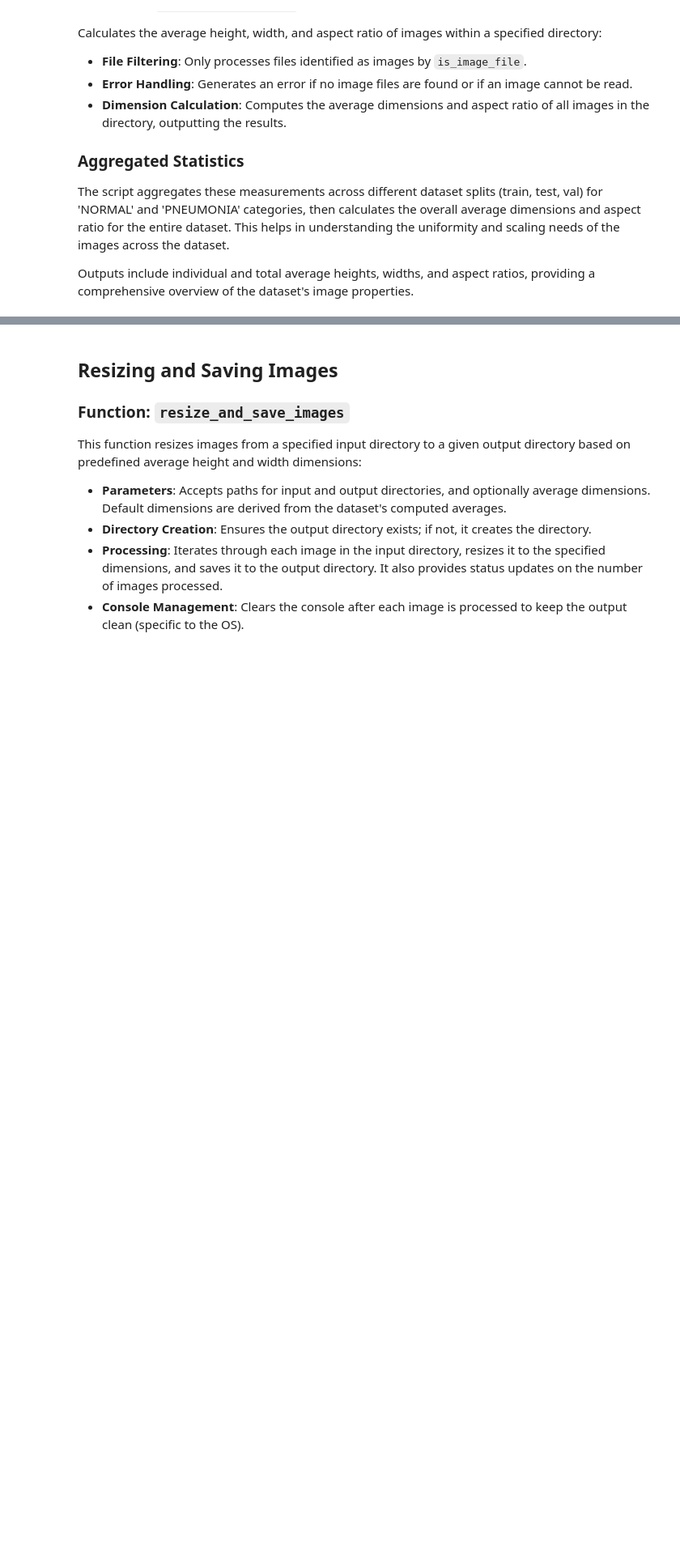
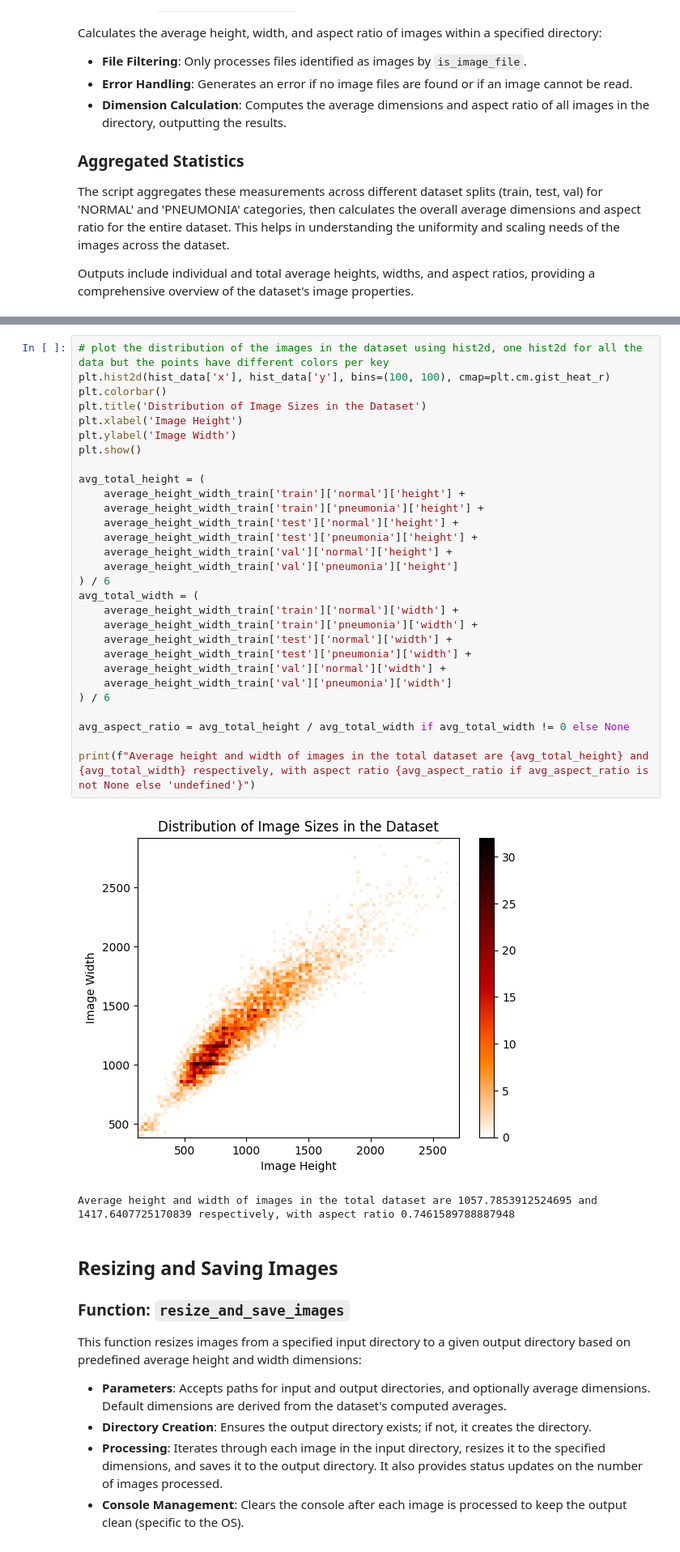
Before and after one commit to sanlamamba/zoidberg-pneumonia, a Jupyter notebook: chest_xray.ipynb, the cells around one changed output, grey strips where cells are left out. Shown at 81% size. Saved outputs shown, nothing was run; the diff lists cells and outputs as text; blank space fills up the shorter version.

```diff
--- a/chest_xray.ipynb
+++ b/chest_xray.ipynb
@@ -272,3 +246,35 @@ Average height and width of images in the total dataset are 1057.7853912524695 a
+# %%
+# plot the distribution of the images in the dataset using hist2d, one hist2d for all the data but the points have different colors per key
+plt.hist2d(hist_data['x'], hist_data['y'], bins=(100, 100), cmap=plt.cm.gist_heat_r)
+plt.colorbar()
+plt.title('Distribution of Image Sizes in the Dataset')
+plt.xlabel('Image Height')
+plt.ylabel('Image Width')
+plt.show()
+
+avg_total_height = (
+    average_height_width_train['train']['normal']['height'] +
+    average_height_width_train['train']['pneumonia']['height'] +
+    average_height_width_train['test']['normal']['height'] +
+    average_height_width_train['test']['pneumonia']['height'] +
+    average_height_width_train['val']['normal']['height'] +
+    average_height_width_train['val']['pneumonia']['height']
+) / 6
+avg_total_width = (
+    average_height_width_train['train']['normal']['width'] +
+    average_height_width_train['train']['pneumonia']['width'] +
+    average_height_width_train['test']['normal']['width'] +
+    average_height_width_train['test']['pneumonia']['width'] +
+    average_height_width_train['val']['normal']['width'] +
+    average_height_width_train['val']['pneumonia']['width']
+) / 6
+
+avg_aspect_ratio = avg_total_height / avg_total_width if avg_total_width != 0 else None
+
+print(f"Average height and width of images in the total dataset are {avg_total_height} and {avg_total_width} respectively, with aspect ratio {avg_aspect_ratio if avg_aspect_ratio is not None else 'undefined'}")
+# %% [output]
+[figure, added]
+Average height and width of images in the total dataset are 1057.7853912524695 and 1417.6407725170839 respectively, with aspect ratio 0.7461589788887948
 # %% [markdown]
 ## Resizing and Saving Images
 
```
Also changed, not shown: parts of 9 cells of this notebook.
